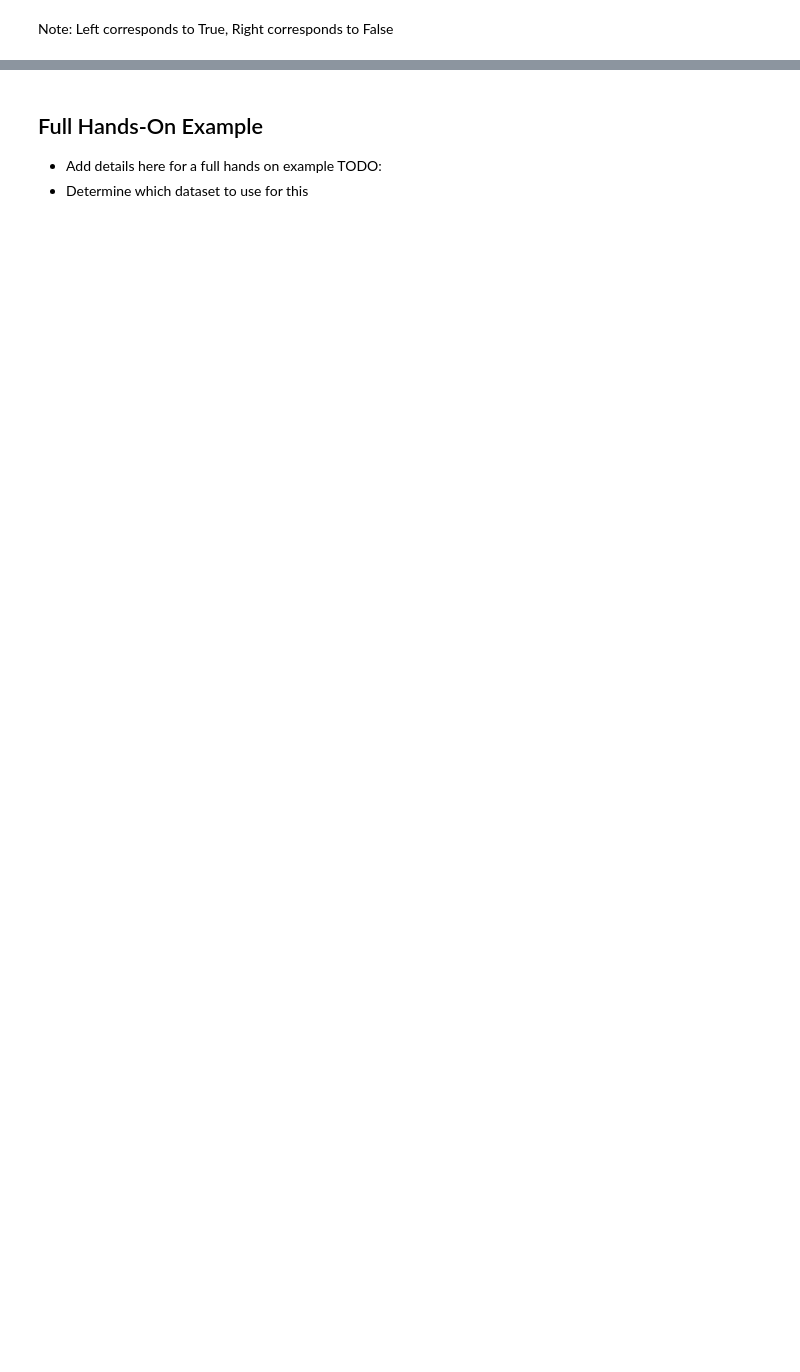
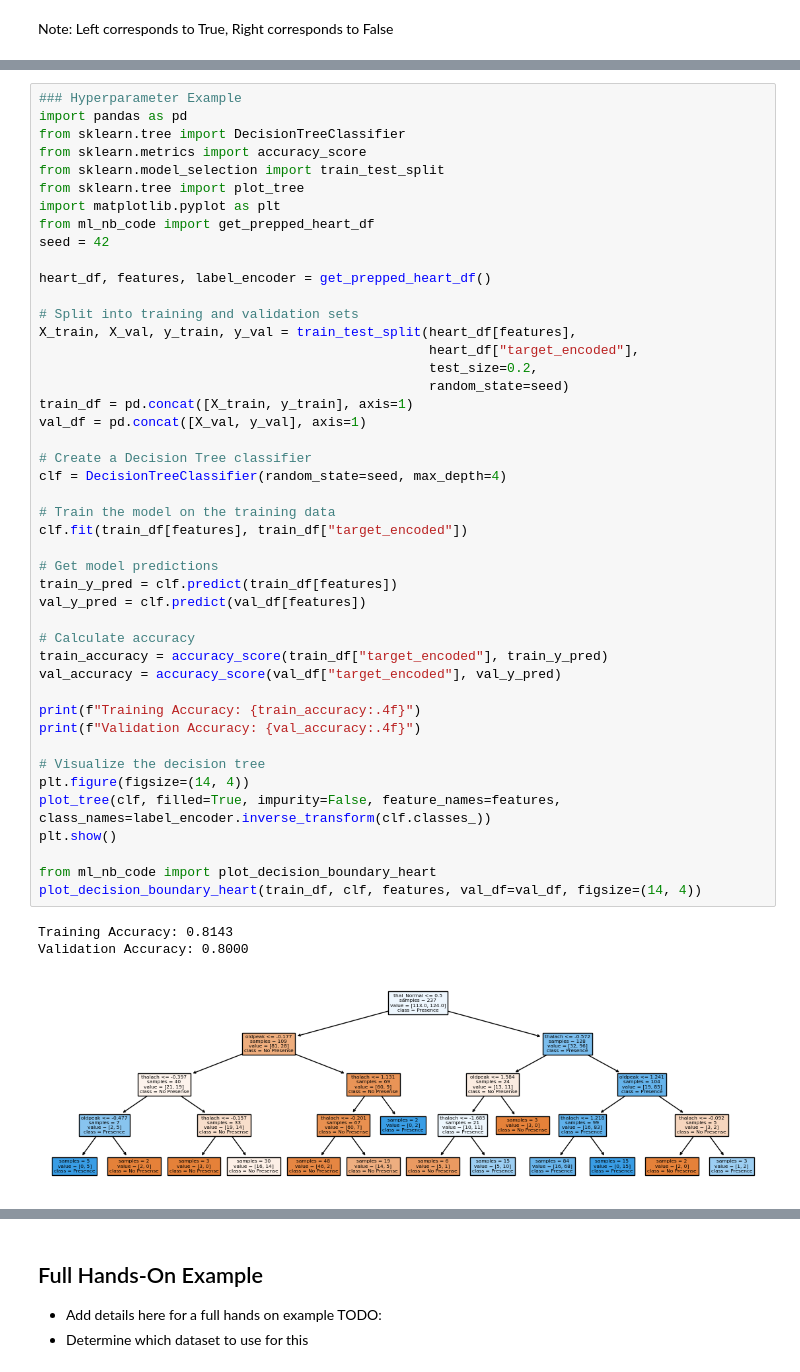
Before and after one commit to ucgmsim/qc_ml_workshop_2024, a Jupyter notebook: ml_notebook.ipynb, the cells around one changed output, grey strips where cells are left out. Cells and saved outputs as stored; diff of their text form; blank space fills up the shorter version.

```diff
--- a/ml_notebook.ipynb
+++ b/ml_notebook.ipynb
@@ -333,0 +589,49 @@ heart_df
+# %%
+### Hyperparameter Example
+import pandas as pd
+from sklearn.tree import DecisionTreeClassifier
+from sklearn.metrics import accuracy_score
+from sklearn.model_selection import train_test_split
+from sklearn.tree import plot_tree
+import matplotlib.pyplot as plt
+from ml_nb_code import get_prepped_heart_df
+seed = 42
+
+heart_df, features, label_encoder = get_prepped_heart_df()
+
+# Split into training and validation sets
+X_train, X_val, y_train, y_val = train_test_split(heart_df[features],
+                                                  heart_df["target_encoded"],
+                                                  test_size=0.2,
+                                                  random_state=seed)
+train_df = pd.concat([X_train, y_train], axis=1)
+val_df = pd.concat([X_val, y_val], axis=1)
+
+# Create a Decision Tree classifier
+clf = DecisionTreeClassifier(random_state=seed, max_depth=4)
+
+# Train the model on the training data
+clf.fit(train_df[features], train_df["target_encoded"])
+
+# Get model predictions
+train_y_pred = clf.predict(train_df[features])
+val_y_pred = clf.predict(val_df[features])
+
+# Calculate accuracy
+train_accuracy = accuracy_score(train_df["target_encoded"], train_y_pred)
+val_accuracy = accuracy_score(val_df["target_encoded"], val_y_pred)
+
+print(f"Training Accuracy: {train_accuracy:.4f}")
+print(f"Validation Accuracy: {val_accuracy:.4f}")
+
+# Visualize the decision tree
+plt.figure(figsize=(14, 4))
+plot_tree(clf, filled=True, impurity=False, feature_names=features, class_names=label_encoder.inverse_transform(clf.classes_))
+plt.show()
+
+from ml_nb_code import plot_decision_boundary_heart
+plot_decision_boundary_heart(train_df, clf, features, val_df=val_df, figsize=(14, 4))
+# %% [output]
+Training Accuracy: 0.8143
+Validation Accuracy: 0.8000
+[figure, added]
```
Also changed, not shown: parts of 57 cells of this notebook, 7 other files.
